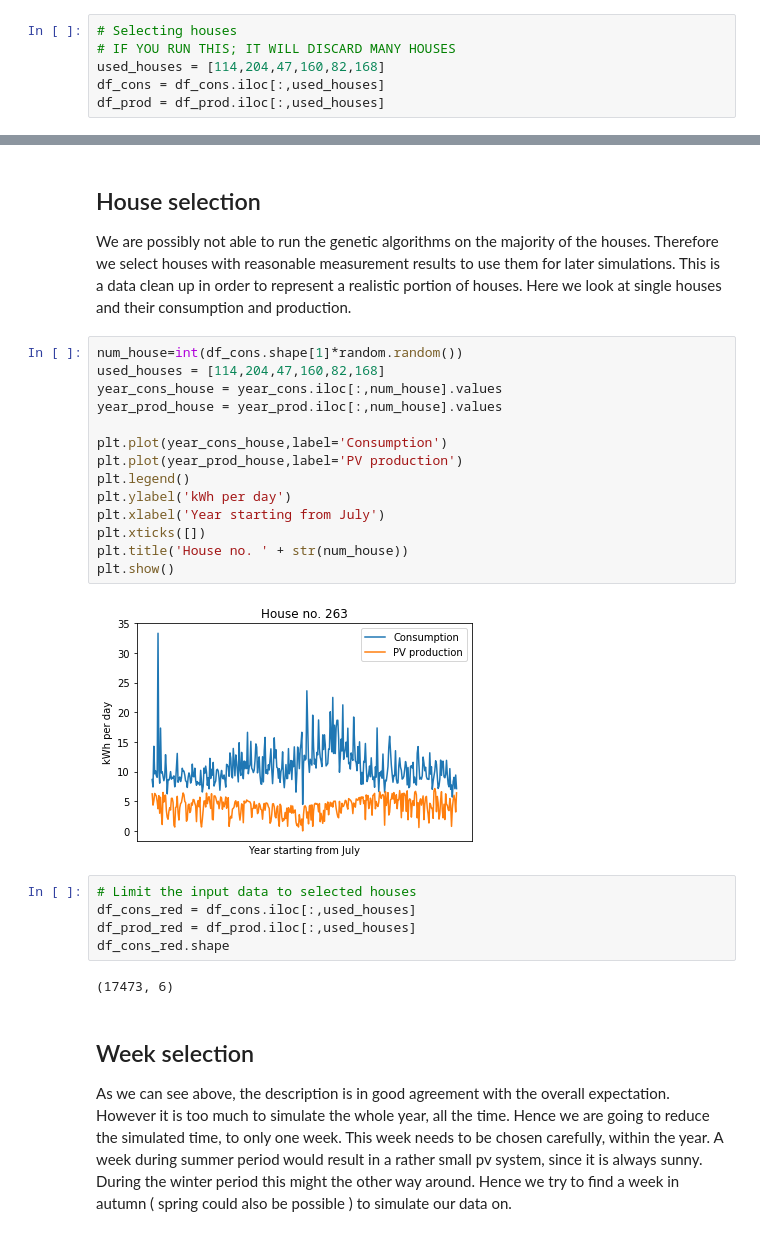
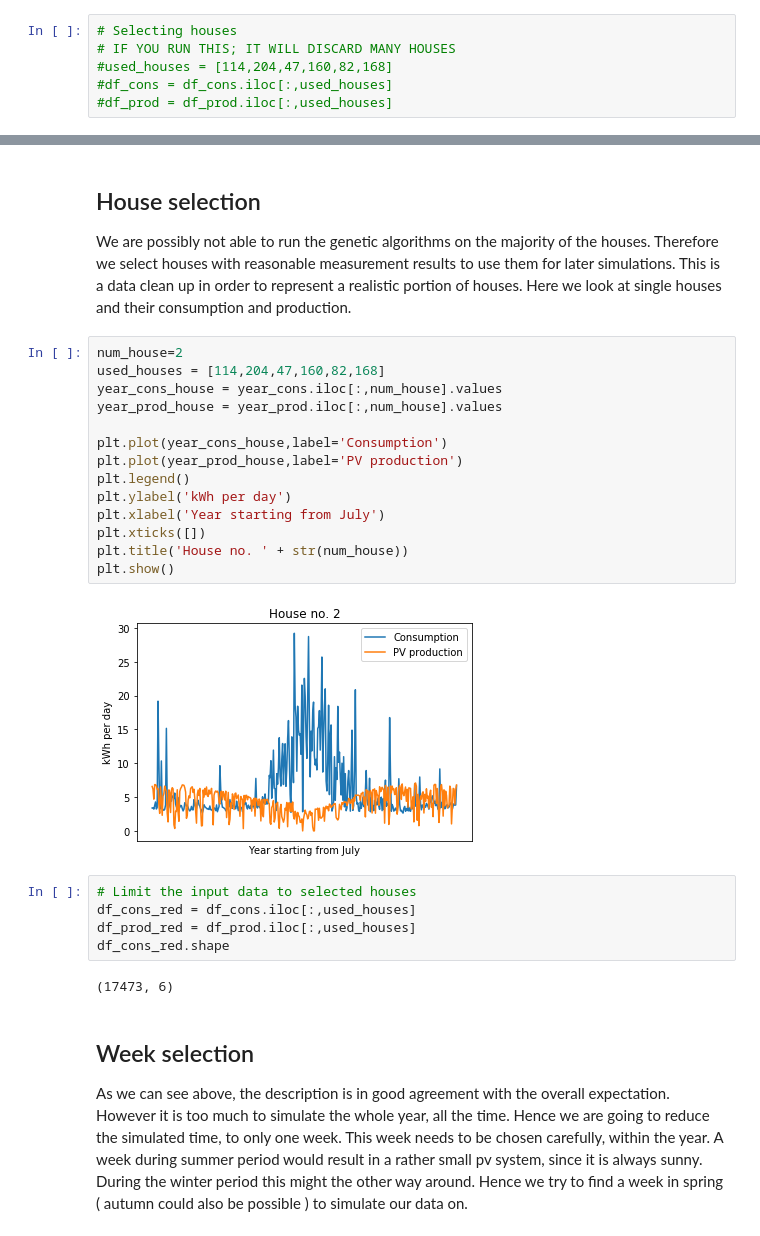
Before and after one commit to christian512/powergrid_neighbors, a Jupyter notebook: data_visualisation.ipynb, the cells around one changed output, grey strips where cells are left out. Drawn from its saved outputs; the diff is of its cells as text.

Commit message:
updated visualisation

```diff
--- a/data_visualisation.ipynb
+++ b/data_visualisation.ipynb
@@ -19,9 +19,9 @@ df_prod = df_prod.set_index('Unnamed: 0')
 # %%
 # Selecting houses
 # IF YOU RUN THIS; IT WILL DISCARD MANY HOUSES
-used_houses = [114,204,47,160,82,168]
-df_cons = df_cons.iloc[:,used_houses]
-df_prod = df_prod.iloc[:,used_houses]
+#used_houses = [114,204,47,160,82,168]
+#df_cons = df_cons.iloc[:,used_houses]
+#df_prod = df_prod.iloc[:,used_houses]
 # %% [markdown]
 ## Average day
 
@@ -69,21 +69,21 @@ plt.savefig('plots/yearly_average.png')
 ## House selection
 We are possibly not able to run the genetic algorithms on the majority of the houses. Therefore we select houses with reasonable measurement results to use them for later simulations. This is a data clean up in order to represent a realistic portion of houses. Here we look at single houses and their consumption and production.
 # %%
-num_house=int(df_cons.shape[1]*random.random())
+num_house=2
 used_houses = [114,204,47,160,82,168]
 year_cons_house = year_cons.iloc[:,num_house].values
 year_prod_house = year_prod.iloc[:,num_house].values
 
 plt.plot(year_cons_house,label='Consumption')
 plt.plot(year_prod_house,label='PV production')
 plt.legend()
 plt.ylabel('kWh per day')
 plt.xlabel('Year starting from July')
 plt.xticks([])
 plt.title('House no. ' + str(num_house))
 plt.show()
 # %% [output]
-[figure, old version]
+[figure, new version]
 # %%
 # Limit the input data to selected houses
 df_cons_red = df_cons.iloc[:,used_houses]
@@ -93,7 +93,7 @@ df_cons_red.shape
 (17473, 6)
 # %% [markdown]
 ## Week selection
-As we can see above, the description is in good agreement with the overall expectation. However it is too much to simulate the whole year, all the time. Hence we are going to reduce the simulated time, to only one week. This week needs to be chosen carefully, within the year. A week during summer period would result in a rather small pv system, since it is always sunny. During the winter period this might the other way around. Hence we try to find a week in autumn ( spring could also be possible ) to simulate our data on.
+As we can see above, the description is in good agreement with the overall expectation. However it is too much to simulate the whole year, all the time. Hence we are going to reduce the simulated time, to only one week. This week needs to be chosen carefully, within the year. A week during summer period would result in a rather small pv system, since it is always sunny. During the winter period this might the other way around. Hence we try to find a week in spring ( autumn could also be possible ) to simulate our data on.
 # %%
 num_week = 37
 num_week2 = num_week+2
```
Also changed, not shown: parts of 6 cells of this notebook.
